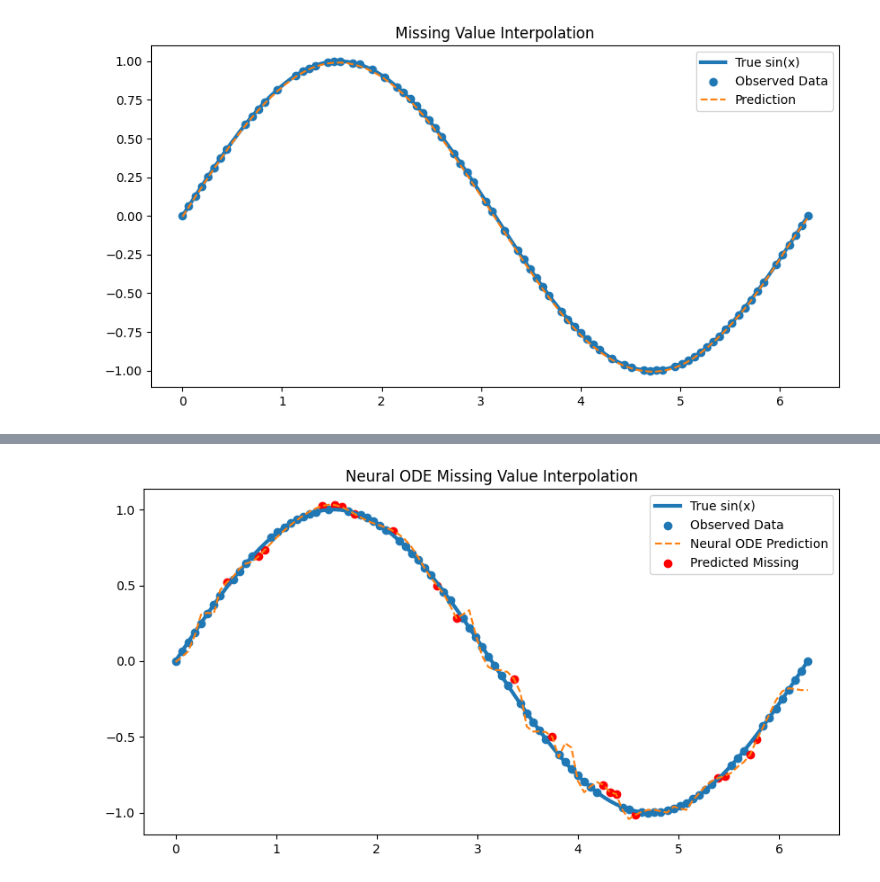
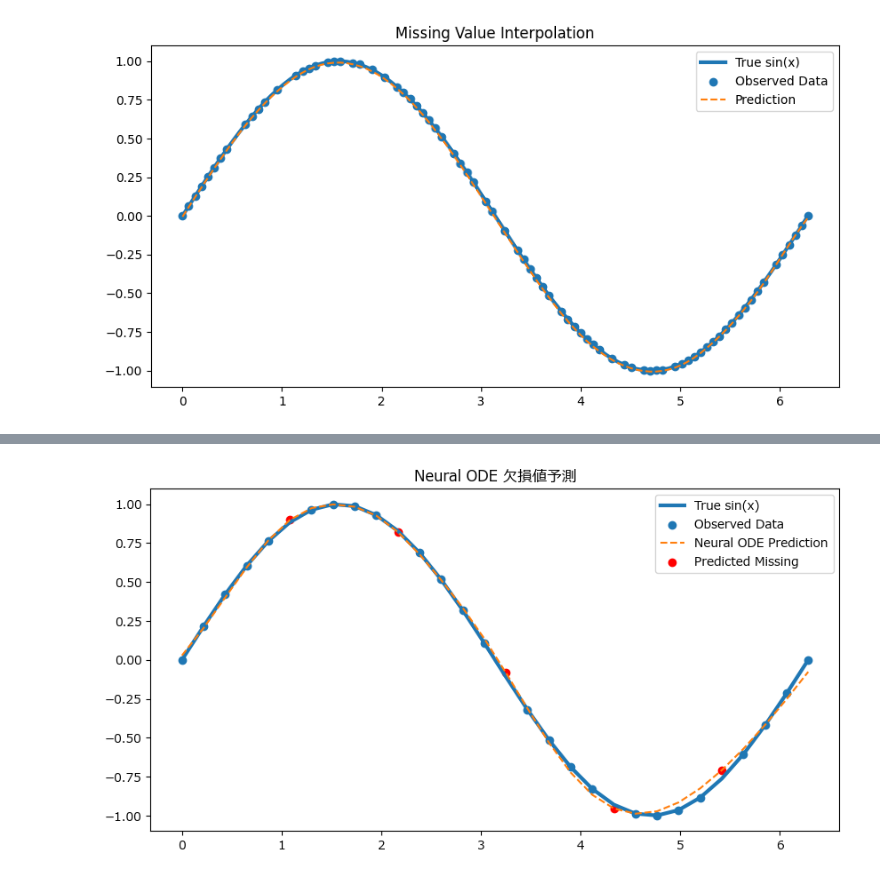
Before and after one commit to takuro913/JIKKEN_NeuralODE_2025, a Jupyter notebook: 欠損値予測.ipynb, the cells around one changed output, grey strips where cells are left out. Saved outputs shown, nothing was run; the diff lists cells and outputs as text; code cells hidden in the pictures.

Commit message:
欠損値予測編集

```diff
--- a/欠損値予測.ipynb
+++ b/欠損値予測.ipynb
@@ -148,7 +148,9 @@ MSE: 9.213833973946133e-05
 
 import numpy as np
 import matplotlib.pyplot as plt
-
+import matplotlib
+# 日本語フォントを指定
+matplotlib.rcParams['font.family'] = 'Meiryo'
 import torch
 import torch.nn as nn
 import torch.optim as optim
@@ -159,7 +161,7 @@ from torchdiffeq import odeint
 # データ生成
 # ============================================
 
-x = np.linspace(0, 2*np.pi, 100)
+x = np.linspace(0, 2*np.pi, 30)
 
 y_true = np.sin(x)
 
@@ -169,7 +171,25 @@ y_true = np.sin(x)
 
 y_missing = y_true.copy()
 
-missing_idx = np.random.choice(100, 20, replace=False)
+#欠損値作成（ランダム版）
+#missing_idx = np.random.choice(100, 20, replace=False)
+
+#欠損値作成（指定版）。中身の数字は配列の番号（インデックス）。
+
+missing_idx = [
+    5,
+    # 6,
+    # 7,
+    # 8,
+    # 9,
+    10,
+    15,
+    20,
+    25
+
+
+]
+
 
 y_missing[missing_idx] = np.nan
 
@@ -239,7 +259,8 @@ class NeuralODEModel(nn.Module):
             self.odefunc,
             h0,
             t,
-            method='rk4'
+            #method='rk4'
+            method='euler'
         )
 
         # 最終時刻
@@ -262,7 +283,7 @@ optimizer = optim.Adam(
 # 学習
 # ============================================
 
-epochs = 3000
+epochs = 200
 
 for epoch in range(epochs):
 
@@ -279,7 +300,7 @@ for epoch in range(epochs):
 
     optimizer.step()
 
-    if epoch % 500 == 0:
+    if epoch % 50 == 0:
         print(f"Epoch {epoch}")
         print("Loss:", loss.item())
 
@@ -300,6 +321,62 @@ mse = np.mean(
 )
 
 print("MSE:", mse)
+
+# ============================================
+# 欠損点予測結果
+# ============================================
+
+print("\n===== 欠損点予測結果 =====\n")
+
+for idx in missing_idx:
+
+    x_val = x[idx]
+
+    true_val = y_true[idx]
+
+    pred_val = y_pred[idx][0]
+
+    error = abs(pred_val - true_val)
+
+    print(f"欠損点 index={idx}")
+
+    print(
+        f"x = {x_val:.4f}"
+    )
+
+    print(
+        f"真値       : {true_val:.6f}"
+    )
+
+    print(
+        f"予測値     : {pred_val:.6f}"
+    )
+
+    print(
+        f"絶対誤差   : {error:.6f}"
+    )
+
+    print("--------------------------")
+
+# ============================================
+# 欠損点MSE
+# ============================================
+
+missing_true = y_true[missing_idx]
+
+missing_pred = y_pred.flatten()[missing_idx]
+
+missing_mse = np.mean(
+    (missing_true - missing_pred)**2
+)
+
+print("\n===================================")
+
+print(
+    f"欠損点MSE : {missing_mse:.8f}"
+)
+
+print("===================================\n")
 
 # ============================================
 # 可視化
@@ -340,7 +417,7 @@ plt.scatter(
 
 plt.legend()
 
-plt.title("Neural ODE Missing Value Interpolation")
+plt.title("Neural ODE 欠損値予測")
 
 plt.show()
 # %% [output]
@@ -360,4 +441,4 @@ MSE: 0.002579736259506976
-[figure, old version]
+[figure, new version]
 # %%
 #3次元曲面（z=x^2+y^2）回帰（neural ode ver）
 
```
Also changed, not shown: parts of 2 cells of this notebook, 8 other files.
